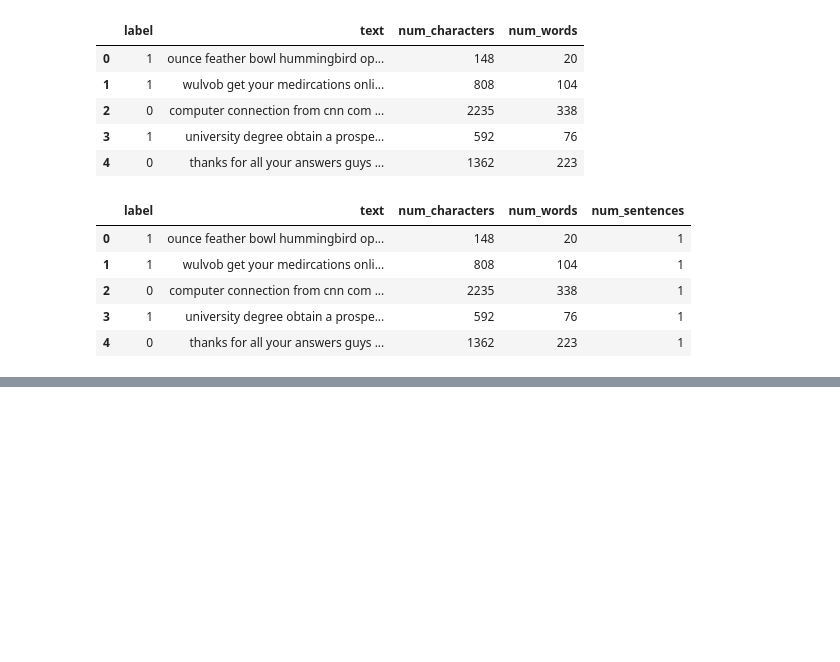
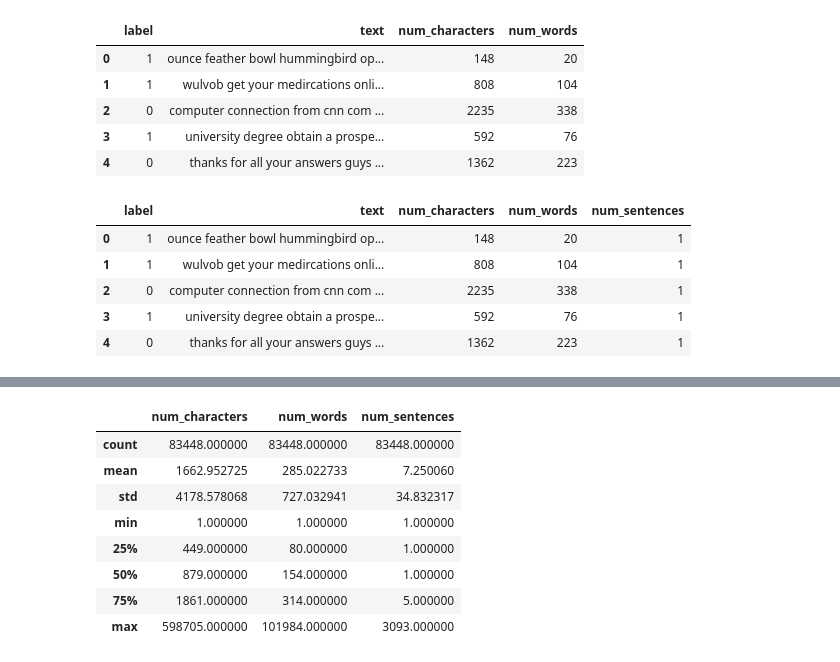
Before and after one commit to phantom7154/Spam-Email-Detection, a Jupyter notebook: spam-email-detection.ipynb, the cells around one changed output, grey strips where cells are left out. Cells and saved outputs as stored; diff of their text form; code cells hidden in the pictures; blank space fills up the shorter version.

```diff
--- a/spam-email-detection.ipynb
+++ b/spam-email-detection.ipynb
@@ -106,0 +107,12 @@ df.sample(5)
+# %%
+df[['num_characters', 'num_words', 'num_sentences']].describe()
+# %% [output]
+|  | num_characters | num_words | num_sentences |
+| count | 83448.000000 | 83448.000000 | 83448.000000 |
+| mean | 1662.952725 | 285.022733 | 7.250060 |
+| std | 4178.578068 | 727.032941 | 34.832317 |
+| min | 1.000000 | 1.000000 | 1.000000 |
+| 25% | 449.000000 | 80.000000 | 1.000000 |
+| 50% | 879.000000 | 154.000000 | 1.000000 |
+| 75% | 1861.000000 | 314.000000 | 5.000000 |
+| max | 598705.000000 | 101984.000000 | 3093.000000 |
```
Also changed, not shown: parts of 9 cells of this notebook.
